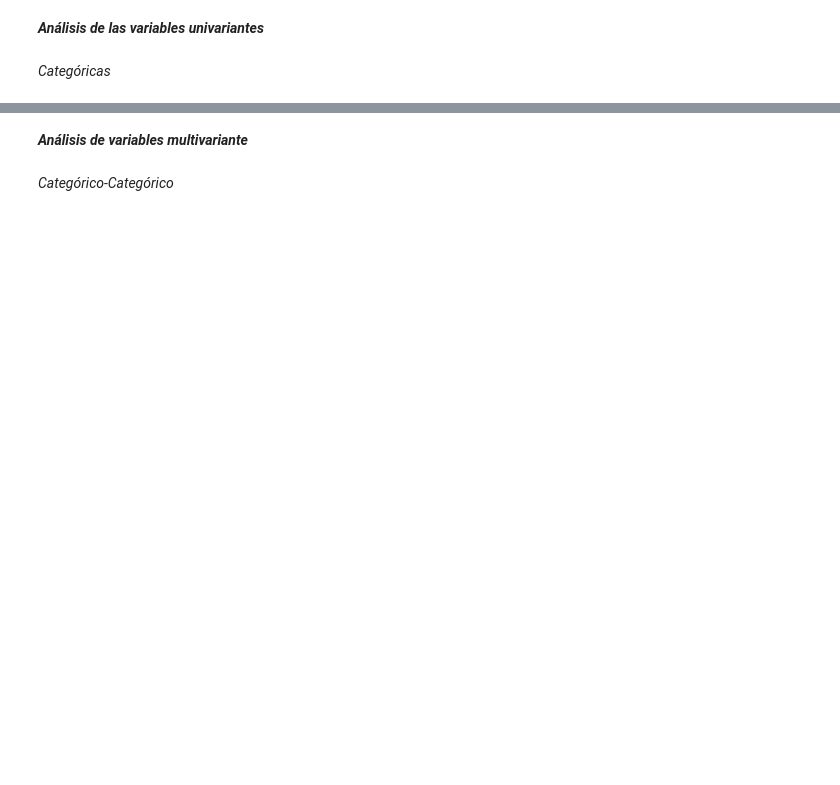
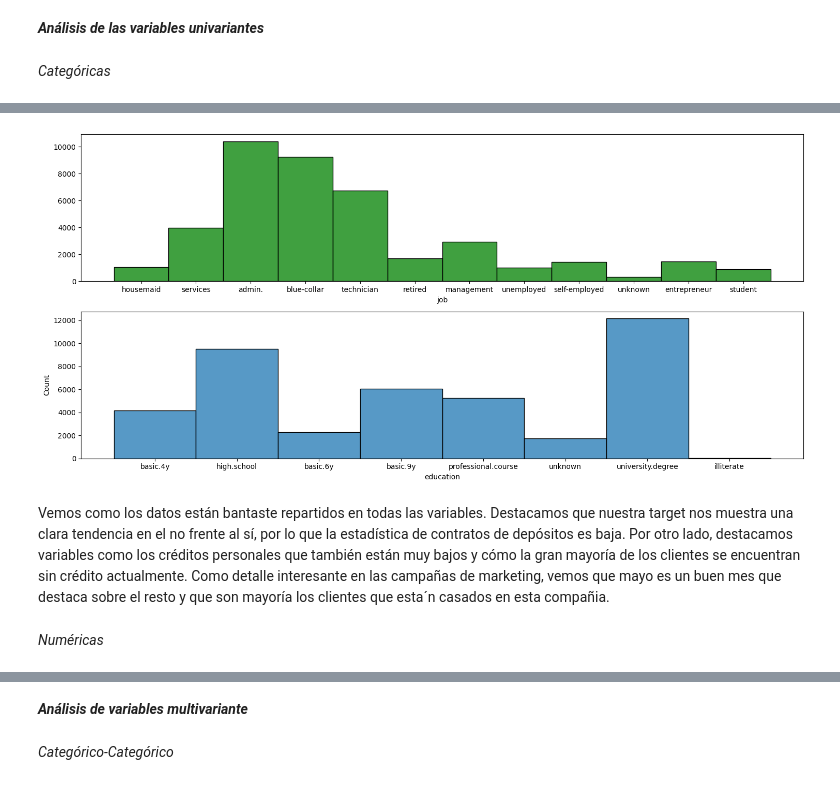
Before and after one commit to 4GeeksAcademy/JLL_Logistic_Regression_ML, a Jupyter notebook: src/explore.ipynb, the cells around one changed output, grey strips where cells are left out. Cells and saved outputs as stored; diff of their text form; code cells hidden in the pictures; blank space fills up the shorter version.

```diff
--- a/src/explore.ipynb
+++ b/src/explore.ipynb
@@ -82,3 +63,17 @@ plt.show()
+# %%
+fig, axis = plt.subplots(2,1, figsize = (15, 7))
+
+sns.histplot(ax = axis[0], data = data, x = "job", color="green").set(ylabel = None)
+sns.histplot(ax = axis[1], data = data, x = "education")
+
+plt.tight_layout()
+plt.show()
+# %% [output]
+[figure, added]
+# %% [markdown]
+Vemos como los datos están bantaste repartidos en todas las variables. Destacamos que nuestra target nos muestra una clara tendencia en el no frente al sí, por lo que la estadística de contratos de depósitos es baja. Por otro lado, destacamos variables como los créditos personales que también están muy bajos y cómo la gran mayoría de los clientes se encuentran sin crédito actualmente. Como detalle interesante en las campañas de marketing, vemos que mayo es un buen mes que destaca sobre el resto y que son mayoría los clientes que esta´n casados en esta compañia.
+# %% [markdown]
+*Numéricas*
 # %%
 data.info()
 # %% [output]
```
Also changed, not shown: parts of 30 cells of this notebook, 2 other files.
